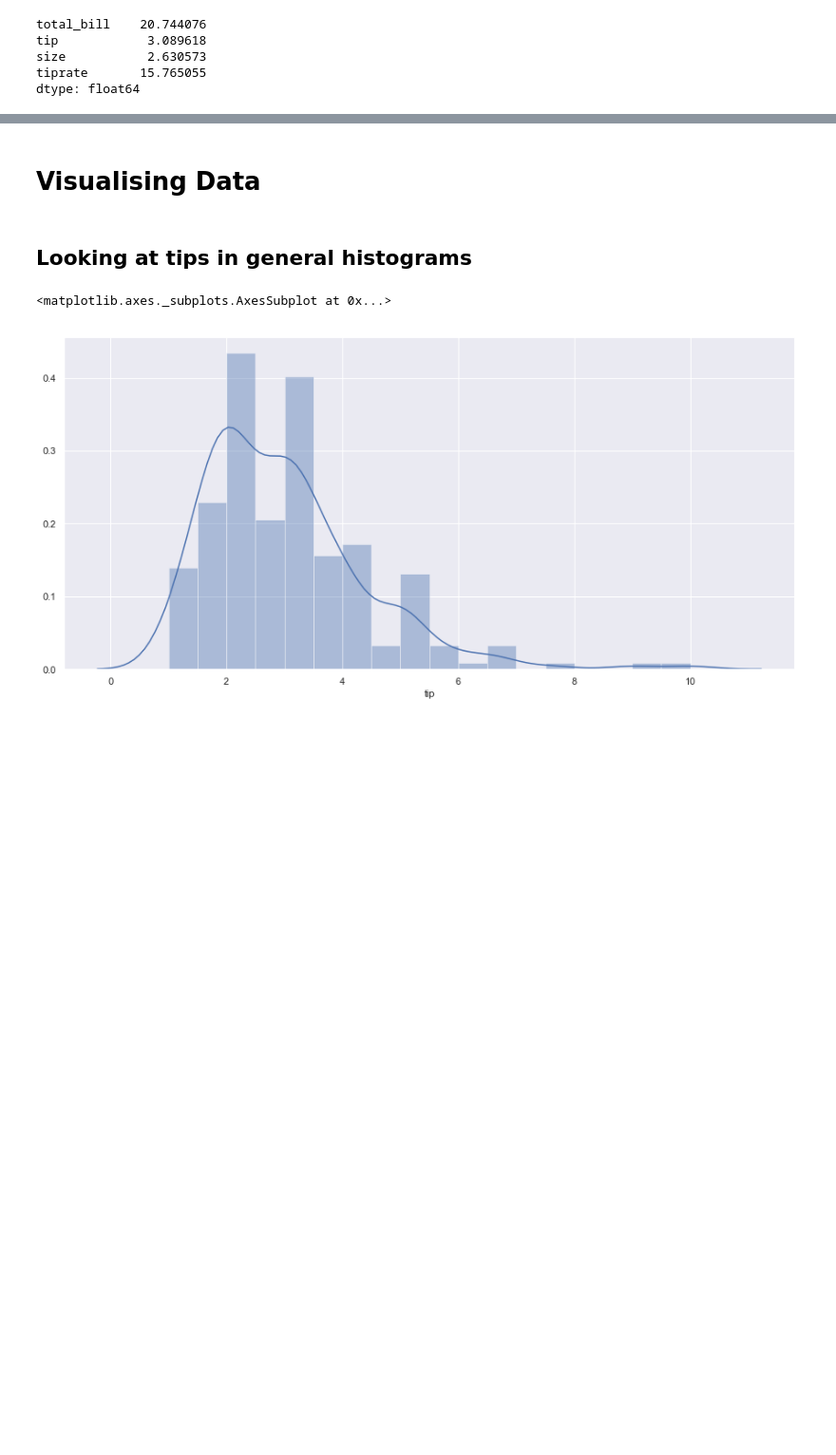
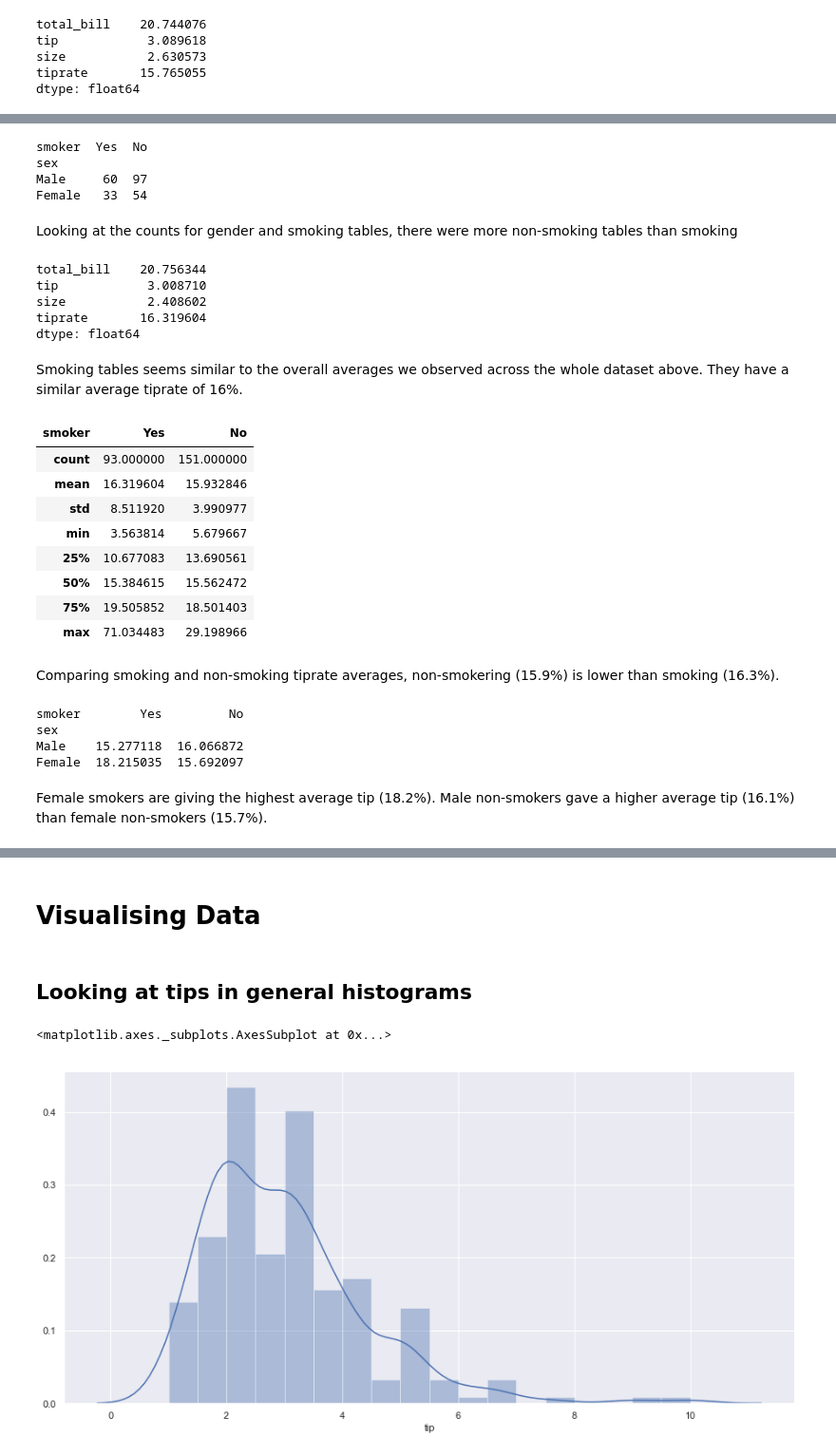
Before and after one commit to zoecahill1/fundamentals-project, a Jupyter notebook: tips-dataset.ipynb, the cells around one changed output, grey strips where cells are left out. Shown at 95% size. Drawn from its saved outputs; the diff is of its cells as text; code cells hidden in the pictures; blank space fills up the shorter version.

```diff
--- a/tips-dataset.ipynb
+++ b/tips-dataset.ipynb
@@ -200,0 +164,43 @@ tips.pivot(columns='sex', values='tip').describe()
+# %%
+
+print(tips.groupby(["sex","smoker"])["tiprate"].count().fillna(0).unstack())
+# %% [output]
+smoker  Yes  No
+sex
+Male     60  97
+Female   33  54
+# %% [markdown]
+Looking at the counts for gender and smoking tables, there were more non-smoking tables than smoking
+# %%
+tips.loc[tips["smoker"]=="Yes"].mean()
+# %% [output]
+total_bill    20.756344
+tip            3.008710
+size           2.408602
+tiprate       16.319604
+dtype: float64
+# %% [markdown]
+Smoking tables seems similar to the overall averages we observed across the whole dataset above. They have a similar average tiprate of 16%.
+# %%
+tips.pivot(columns='smoker', values='tiprate').describe()
+# %% [output]
+| smoker | Yes | No |
+| count | 93.000000 | 151.000000 |
+| mean | 16.319604 | 15.932846 |
+| std | 8.511920 | 3.990977 |
+| min | 3.563814 | 5.679667 |
+| 25% | 10.677083 | 13.690561 |
+| 50% | 15.384615 | 15.562472 |
+| 75% | 19.505852 | 18.501403 |
+| max | 71.034483 | 29.198966 |
+# %% [markdown]
+Comparing smoking and non-smoking tiprate averages, non-smokering (15.9\%) is lower than smoking (16.3\%).
+# %%
+print(tips.groupby(["sex", "smoker"])["tiprate"].mean().unstack())
+# %% [output]
+smoker        Yes         No
+sex
+Male    15.277118  16.066872
+Female  18.215035  15.692097
+# %% [markdown]
+Female smokers are giving the highest average tip (18.2\%). Male non-smokers gave a higher average tip (16.1\%) than female non-smokers (15.7%).
```
Also changed, not shown: parts of 31 cells of this notebook.
